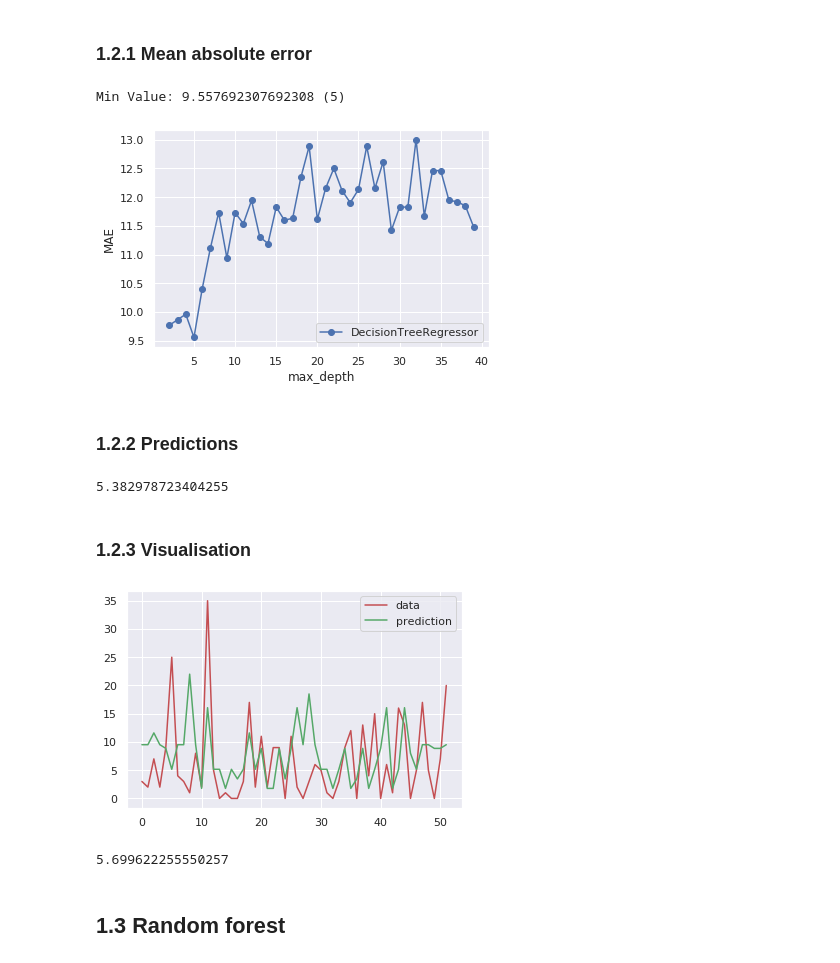
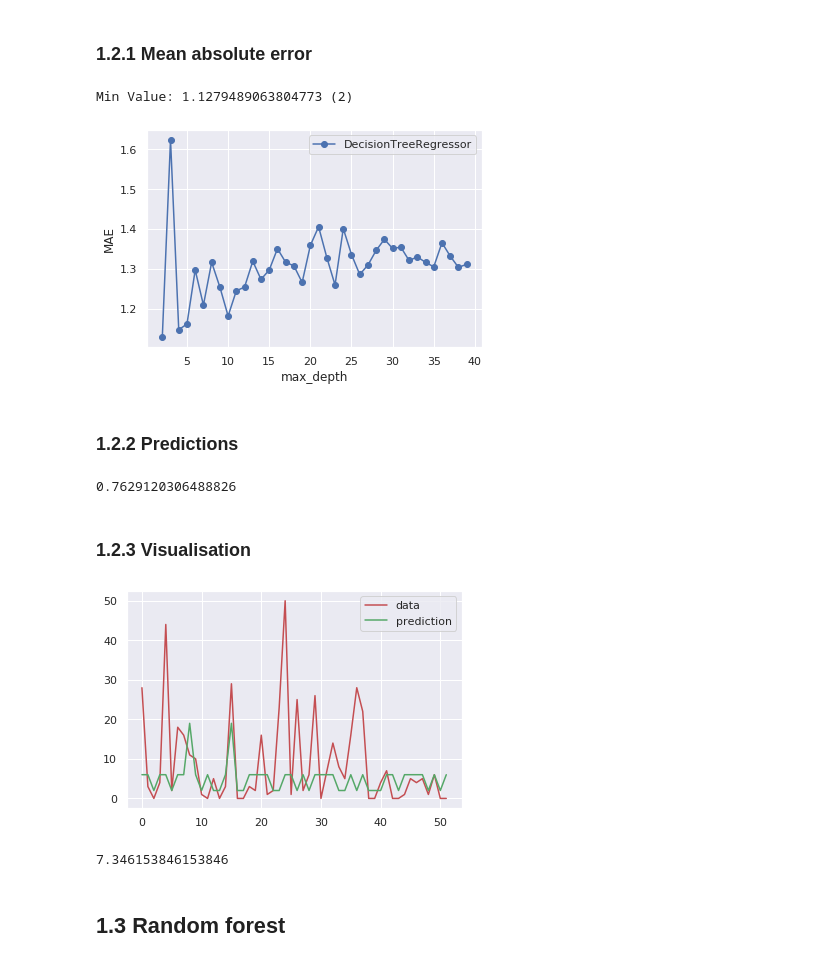
Before and after one commit to GummyBearStudioTeam/ESI_MLTechniques, a Jupyter notebook: Milestone2_Supervised.ipynb, the cells around one changed output. Drawn from its saved outputs; the diff is of its cells as text; code cells hidden in the pictures.

```diff
--- a/Milestone2_Supervised.ipynb
+++ b/Milestone2_Supervised.ipynb
@@ -207,7 +207,7 @@ class LogShift:
 
     @staticmethod
     def original(arr):
-        return np.rint(np.e ** np.log(arr + 1) - 1)
+        return np.rint(np.e ** arr - 1)
 # %%
 y_['normal'] = LogShift.normal(y_.values)
 # %%
@@ -479,24 +466,24 @@ dt = DecisionTreeRegressor()
 generate_plot(X, y, dt, 'max_depth', range(2,40), 10)
 plt.show()
 # %% [output]
-Min Value: 9.557692307692308 (5)
+Min Value: 1.1279489063804773 (2)
-[figure, old version]
+[figure, new version]
 # %% [markdown]
 ### 1.2.2 Predictions
 # %%
-dt = DecisionTreeRegressor(max_depth=5)
+dt = DecisionTreeRegressor(max_depth=2)
 fit_regressor(dt, X_train, y_train)
 # %% [output]
-5.382978723404255
+0.7629120306488826
 # %%
-y_pred = get_predictions(dt, X_test)
+y_pred = LogShift.original(get_predictions(dt, X_test))
 # %% [markdown]
 ### 1.2.3 Visualisation
 # %%
-generate_visualization(y_pred, y_test)
+generate_visualization(y_pred, LogShift.original(y_test))
 # %% [output]
-[figure, old version]
+[figure, new version]
-5.699622255550257
+7.346153846153846
 # %% [markdown]
 ## 1.3 Random forest
 # %% [markdown]
```
Also changed, not shown: parts of 32 cells of this notebook.
